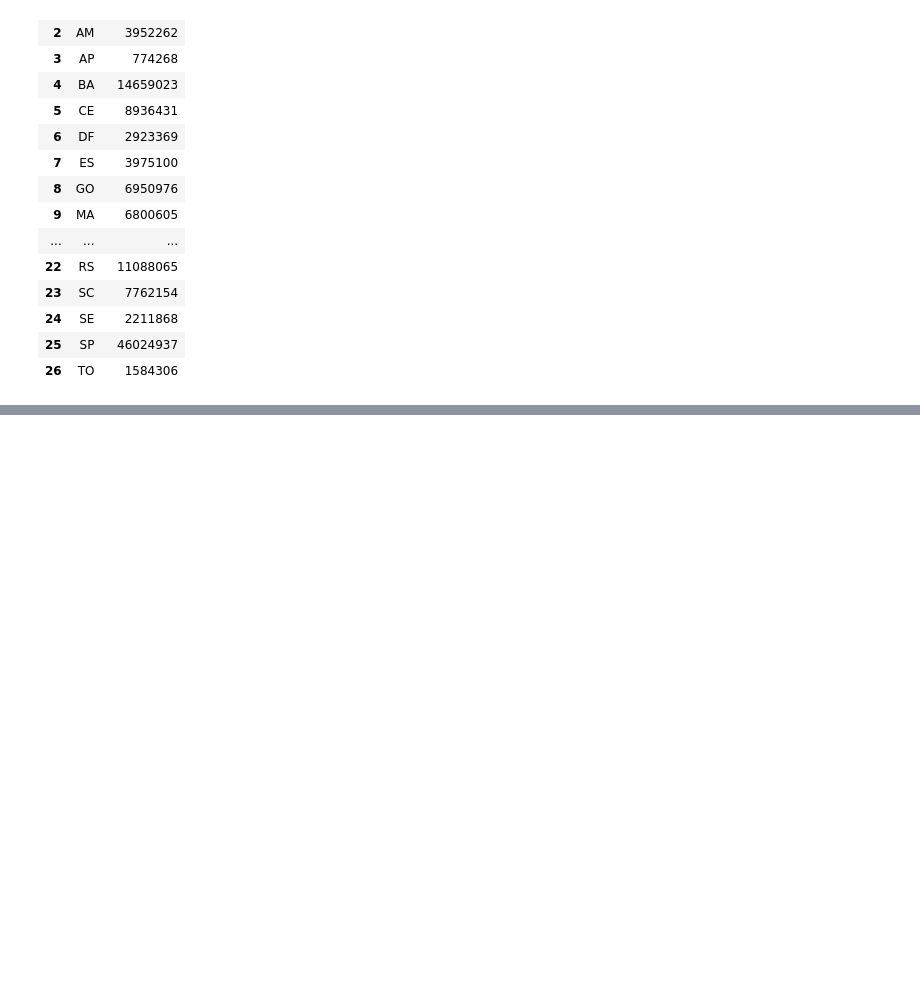
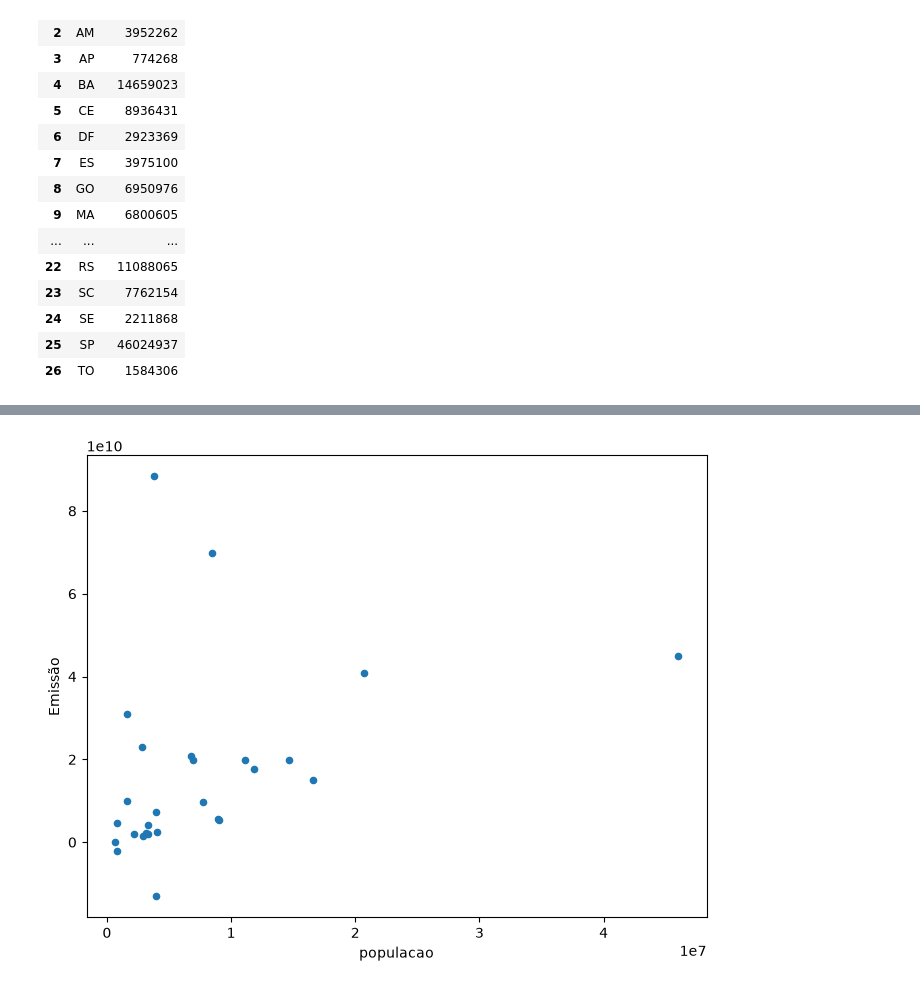
Before and after one commit to Cadu-ops/Alura, a Jupyter notebook: Alura/Pandas - selecionando e agrupando dados/aula4.ipynb, the cells around one changed output, grey strips where cells are left out. Cells and saved outputs as stored; diff of their text form; code cells hidden in the pictures; blank space fills up the shorter version.

```diff
--- a/Alura/Pandas - selecionando e agrupando dados/aula4.ipynb
+++ b/Alura/Pandas - selecionando e agrupando dados/aula4.ipynb
@@ -146,0 +156,4 @@ dados_agrupados
+# %%
+dados_agrupados.plot(x='populacao', y='Emissão', kind='scatter', figsize=(8,6));
+# %% [output]
+[figure, added]
```
Also changed, not shown: parts of 5 cells of this notebook.
